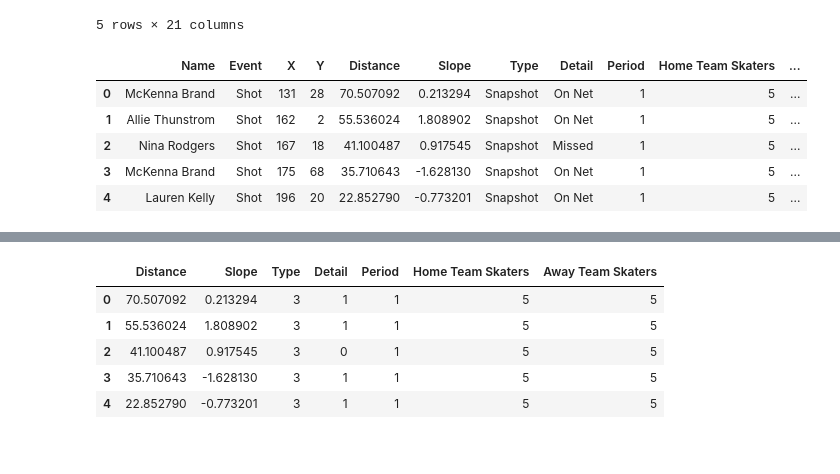
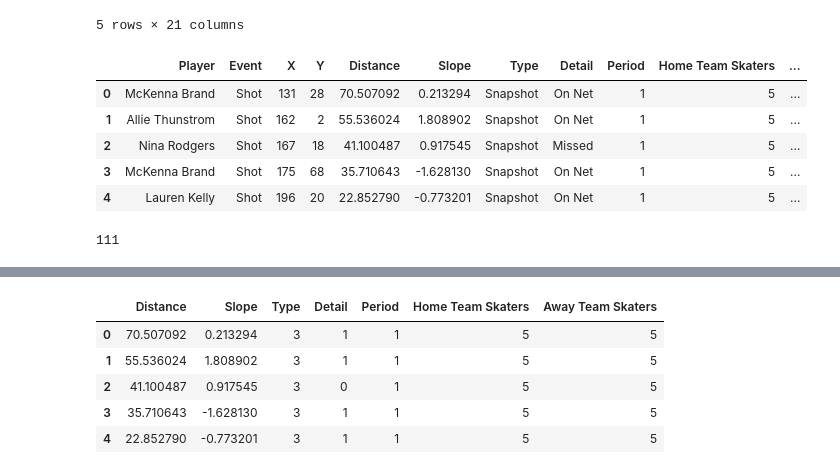
Before and after one commit to Harithap13/Rotman-Summer-NHWL-Datathon, a Jupyter notebook: rsd-nwhl-expected-goals.ipynb, the cells around one changed output, grey strips where cells are left out. Drawn from its saved outputs; the diff is of its cells as text; code cells hidden in the pictures.

```diff
--- a/rsd-nwhl-expected-goals.ipynb
+++ b/rsd-nwhl-expected-goals.ipynb
@@ -35,23 +35,27 @@ nwhl_df.head()
 # %%
 import math
 
 xG=[]
 for index,row in nwhl_df.iterrows():
     if row['Event']=='Shot' or row['Event']=='Goal':
         if row['Detail 2'] !='Blocked':
             dist=math.sqrt(((200-row['X Coordinate'])**2)+((42.5-row['Y Coordinate'])**2))
             slope = math.tan((42.5-row['Y Coordinate'])/(200-row['X Coordinate']))
             if row['Event']=='Goal':
                 xG.append([row['Player'],row['Event'],row['X Coordinate'],row['Y Coordinate'], dist, slope, row['Detail 1'],row['Detail 2'], row['Period'], row['Home Team Skaters'], row['Away Team Skaters'], 1])
             if row['Event']=='Shot':
                 xG.append([row['Player'],row['Event'],row['X Coordinate'],row['Y Coordinate'], dist, slope, row['Detail 1'],row['Detail 2'], row['Period'], row['Home Team Skaters'], row['Away Team Skaters'], 0])
 
-xG_df=pd.DataFrame(xG,columns=['Name','Event','X','Y','Distance','Slope','Type','Detail','Period', 'Home Team Skaters', 'Away Team Skaters', 'Result'])
+xG_df=pd.DataFrame(xG,columns=['Player','Event','X','Y','Distance','Slope','Type','Detail','Period', 'Home Team Skaters', 'Away Team Skaters', 'Result'])
 xG_df.head()
 # %% [output]
-|  | Name | Event | X | Y | Distance | Slope | Type | Detail | Period | Home Team Skaters | ... |
+|  | Player | Event | X | Y | Distance | Slope | Type | Detail | Period | Home Team Skaters | ... |
 | 0 | McKenna Brand | Shot | 131 | 28 | 70.507092 | 0.213294 | Snapshot | On Net | 1 | 5 | ... |
 | 1 | Allie Thunstrom | Shot | 162 | 2 | 55.536024 | 1.808902 | Snapshot | On Net | 1 | 5 | ... |
 | 2 | Nina Rodgers | Shot | 167 | 18 | 41.100487 | 0.917545 | Snapshot | Missed | 1 | 5 | ... |
 | 3 | McKenna Brand | Shot | 175 | 68 | 35.710643 | -1.628130 | Snapshot | On Net | 1 | 5 | ... |
 | 4 | Lauren Kelly | Shot | 196 | 20 | 22.852790 | -0.773201 | Snapshot | On Net | 1 | 5 | ... |
+# %%
+len(xG_df['Player'].unique())
+# %% [output]
+111
```
Also changed, not shown: parts of 35 cells of this notebook.
